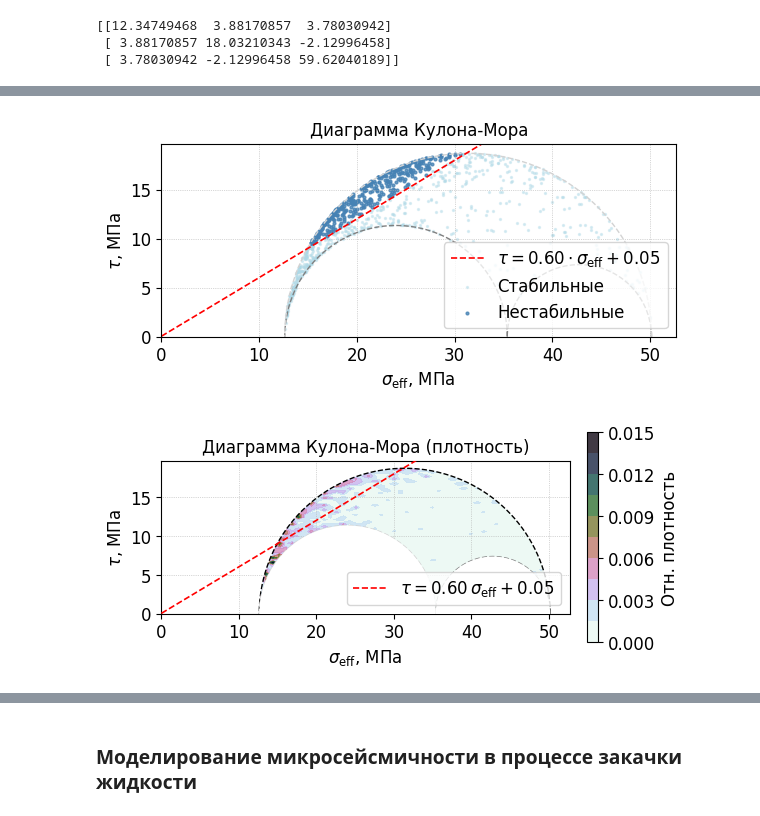
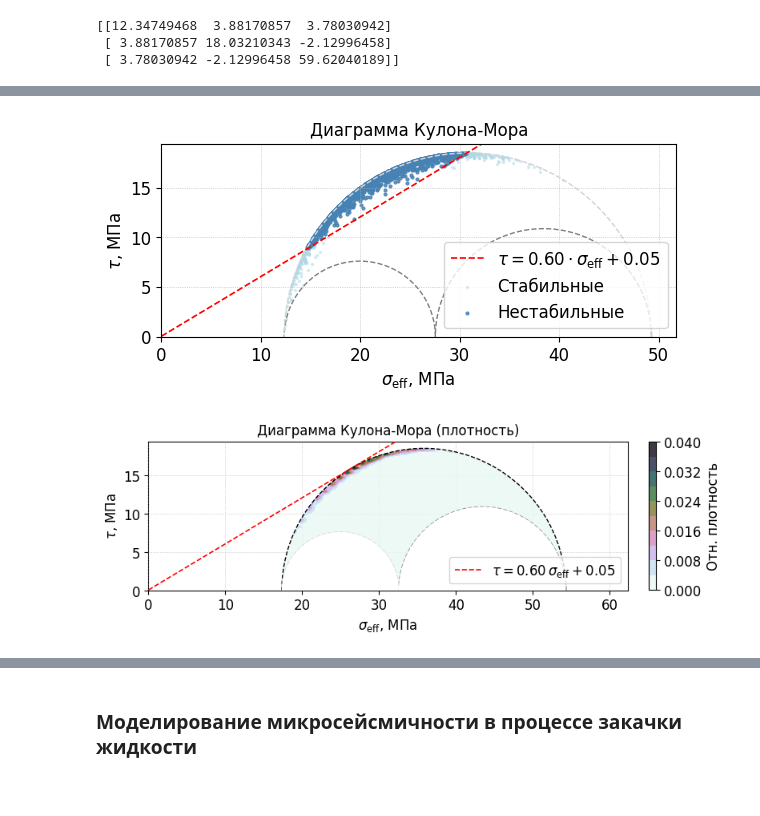
Before and after one commit to mexalon/mm2, a Jupyter notebook: pore_press_to_events.ipynb, the cells around one changed output, grey strips where cells are left out. Cells and saved outputs as stored; diff of their text form; code cells hidden in the pictures.

```diff
--- a/pore_press_to_events.ipynb
+++ b/pore_press_to_events.ipynb
@@ -73,7 +70,7 @@ from methods.stress_plotting import plot_stress_tensor_with_rotated_ensemble
 # Вектор главных напряжений [σ1, σ2, σ3] размещается вдоль осей x,y,z согласно порядку кодов строки mode,
 # а затем поворачивается в глобальную систему «восток – север – вверх» триадой углов Эйлера
 
-tensor = FrictionalStressTensor(s1=60, mode='zyx', ratio=0.5, pore_pressure=5, mu=0.6, cohesion=0.05, trend=0, plunge=0, rake=0)
+tensor = FrictionalStressTensor(s1=60, mode='zyx', ratio=0.5, pore_pressure=5, mu=0.6, cohesion=0.01, trend=20, plunge=0, rake=0)
 
 # при создании ансамбля тензоров случайным образом варьируется σ1, остальное получается по алгоритму, описанному выше
 ensemble_tensors, stresses, trends, plunges, rakes = tensor.generate_ensemble(
@@ -105,7 +102,12 @@ stresses = tensor.ensemble_principal_stresses # например значени
 # %%
+import numpy as np
 from methods.frac_classes import RandomFractureSeed, FisherFractureSeed
 from methods.frac_plotting import plot_fracture_ensemble_on_sphere, plot_fracture_normals_and_planes, plot_fracture_density, plot_fracture_strike_rose, plot_mu_cohesion_histograms
+from methods.colomb_things import get_critical_strike_dip
 
+# вычисляем для объекта tensor какие должны быть угла у плоскости трещины, чтобы она бала наиболее близка к скольжению
+# то есть у нее максимальное значение отношения касательного к нормальному напряжения
+((crit_strike, crit_dip), (crit_strike_c, crit_dip_c)) = get_critical_strike_dip(tensor, tensor.mu) # два набора сопряженных углов
 
 # Создание ансамблей трещин, ориентированных согласно распределению Фишера
 # коэффициенты трения и когезии могут быть одинаковы для всех трещин,
@@ -113,7 +115,8 @@ from methods.frac_plotting import plot_fracture_ensemble_on_sphere, plot_fractur
 # тогда нужно передать параметры распределения, см описание класса
 
 # создаём объект матринской трещины:
-seed = FisherFractureSeed(strike=0, dip=70, mu=0.6, cohesion=0.05)
+seed = FisherFractureSeed(strike=crit_strike, dip=crit_dip, mu=0.6, cohesion=0.05)
+cseed = FisherFractureSeed(strike=crit_strike_c, dip=crit_dip_c, mu=0.6, cohesion=0.05) # для сопряженных углов
 
 # параметры материнской трещины доступны в атрибутах объекта, например
 seed.mu, seed.normal # и т.д.
@@ -121,18 +124,26 @@ seed.mu, seed.normal # и т.д.
 # генерируем для него ансамбль из нужного количства случайно ориентированных трещин.
 # Если не задавать параметры масштаба, типа mu_weibull_scale, то все коэффициенты mu будут как у матринской трещины
 # получаем массив из N векторов нормалей к плоскости трещин, и всего прочего, что может понадобится
-normals, strikes, dips, mus, cohesions = seed.generate_ensemble(N=1000, kappa=5, mu_weibull_scale=0.01, cohesion_weibull_scale=0.001)
+normals, strikes, dips, mus, cohesions = seed.generate_ensemble(N=1000, kappa=50, mu_weibull_scale=0.005, cohesion_weibull_scale=0.005)
+cnormals, cstrikes, _, _, _ = cseed.generate_ensemble(N=1000, kappa=50, mu_weibull_scale=0.005, cohesion_weibull_scale=0.005) # для сопряженных углов
 
 # для ориентаций трещин можно воспользоваться другим классом, с нормально распределенными углами страйк и дип,
 # возможно это в будущем пригодится для модели восстановления ориентации
 # seed = RandomFractureSeed(strike=10, dip=90)
 # normals, strikes, dips, mus, cohesions = seed.generate_ensemble(N=500, strike_std=20, dip_std=20)
 
+normals_and_cnormals = np.vstack((normals, cnormals)) # стакаем вместе сопряженные наборы
+strikes_and_csrikes = np.vstack((strikes, cstrikes))
+
 # визуализация разными способами
 plot_fracture_ensemble_on_sphere(normals, seed)
+plot_fracture_ensemble_on_sphere(cnormals, cseed)
 plot_fracture_normals_and_planes(normals, seed)
+plot_fracture_normals_and_planes(cnormals, cseed)
 plot_fracture_density(normals)
+plot_fracture_density(cnormals)
 plot_fracture_strike_rose(strikes)
+plot_fracture_strike_rose(cstrikes)
 
 # Распрелделения параметров трения и когезии для ансамбля:
 plot_mu_cohesion_histograms(mus, cohesions)
@@ -147,39 +162,40 @@ from methods.colomb_things import critical_pore_pressure, compute_normal_and_she
 from methods.colomb_things_plotting import plot_coulomb_diagram, plot_coulomb_diagram_density
 
 
-crit_press = critical_pore_pressure(tensor, seed)
+cpp_31, cpp_21, cpp_32 = critical_pore_pressure(tensor.principal_stresses, seed.mu, seed.cohesion)
 # Эта функция считает, какое должно быть поровое давление для материнского тензора и сида,
-# чтобы большой круг Мора коснулся критерия Кулона. То есть это нужный сдвиг круга вдоль оси сигма н до точки касания с прямой
+# чтобы каждый из кругов Мора коснулся критерия Кулона. То есть это нужный сдвиг круга вдоль оси сигма н до точки касания с прямой
 # Ответ в тех же единицах, что и стресс - в МПа
-# если tensor - объект класса FrictionalStressTensor, то это давление, очевидно, будет такое же, как было задано при его инициализации
+# если tensor - объект класса FrictionalStressTensor, то cpp_31, очевидно, будет такое же, как было задано при его инициализации
 
 # Теперь можно считать, какие трещины критически напряжены, для этого есть две функции:
 
 # Нормальные и касательные напряжения. Считается сразу для всего бэтча из тензоров.
 # Каждый тензор из ансамбля пересчитывается в нормальные и касательные напряжения для каждой нормали.
-sigma_n, tau = compute_normal_and_shear_ensemble(ensemble_tensors, normals)
+# нормали берем вместе с сопряженными, отчего же не взять
+ensemble_sigma_n, ensemble_tau = compute_normal_and_shear_ensemble(ensemble_tensors, normals_and_cnormals)
 
 # Чекаем, для каких трещин выполнился критерий Кулона, также сразу для всех тензоров.
 # В качестве порового давления подставляем каке то, в даннлм случае критическое + 5 МПа.
-# mu и cohesion можно передать единичные значения либо вектора, если они разные для разных трещин
-failures = check_coulomb_failure(sigma_n, tau, mus, cohesions, pore_pressure=crit_press+5)
+# mu и cohesion можно передать единичные значения либо вектора, полученные из seed.generate_ensemble
+ensemble_failures = check_coulomb_failure(ensemble_sigma_n, ensemble_tau, mu=seed.mu, cohesion=seed.cohesion, pore_pressure=cpp_31+5)
 
 # можно визуализировать всю красоту в виде диграммы Кулона
 idx=42 # номер какого то тензора из батча тензоров напряжений
 
 # для него:
-sigma_n = sigma_n[idx] # нормальные напряжения для всех трещин из ансамбля
-tau = tau[idx] # касательные напряжения для всех трещин из ансамбля
+sigma_n = ensemble_sigma_n[idx] # нормальные напряжения для всех трещин из ансамбля
+tau = ensemble_tau[idx] # касательные напряжения для всех трещин из ансамбля
 mu = seed.mu # коэффициенты трения и когезии для отрисовки прямой критерия
 cohesion = seed.cohesion
 principal_stresses = stresses[idx] # главные компоненты тензора напряжений для отрисовки кругов Мора
-failures=failures[idx] # метки выполненности критерия Кулона для трещин из ансамбля, чтобы точки по разному раскрасить, если не передавать тогда сами посчитаются
+failures = ensemble_failures[idx] # метки выполненности критерия Кулона для трещин из ансамбля, чтобы точки по разному раскрасить, если не передавать тогда сами посчитаются
 
-plot_coulomb_diagram(sigma_n, tau, mu, cohesion, pore_pressure=crit_press+5, principal_stresses=principal_stresses, failures=failures)
+plot_coulomb_diagram(sigma_n, tau, mu, cohesion, pore_pressure=cpp_31+5, principal_stresses=principal_stresses, failures=failures)
 # %% [output]
-[figure, old version]
+[figure, new version]
 # %%
 # то же самое, в виде плотности
-plot_coulomb_diagram_density(sigma_n, tau, mu, cohesion, pore_pressure=crit_press+5, principal_stresses=principal_stresses)
+plot_coulomb_diagram_density(sigma_n, tau, mu, cohesion, pore_pressure=cpp_31, principal_stresses=principal_stresses)
 # %% [output]
-[figure, old version]
+[figure, new version]
```
Also changed, not shown: parts of 8 cells of this notebook, 4 other files.
